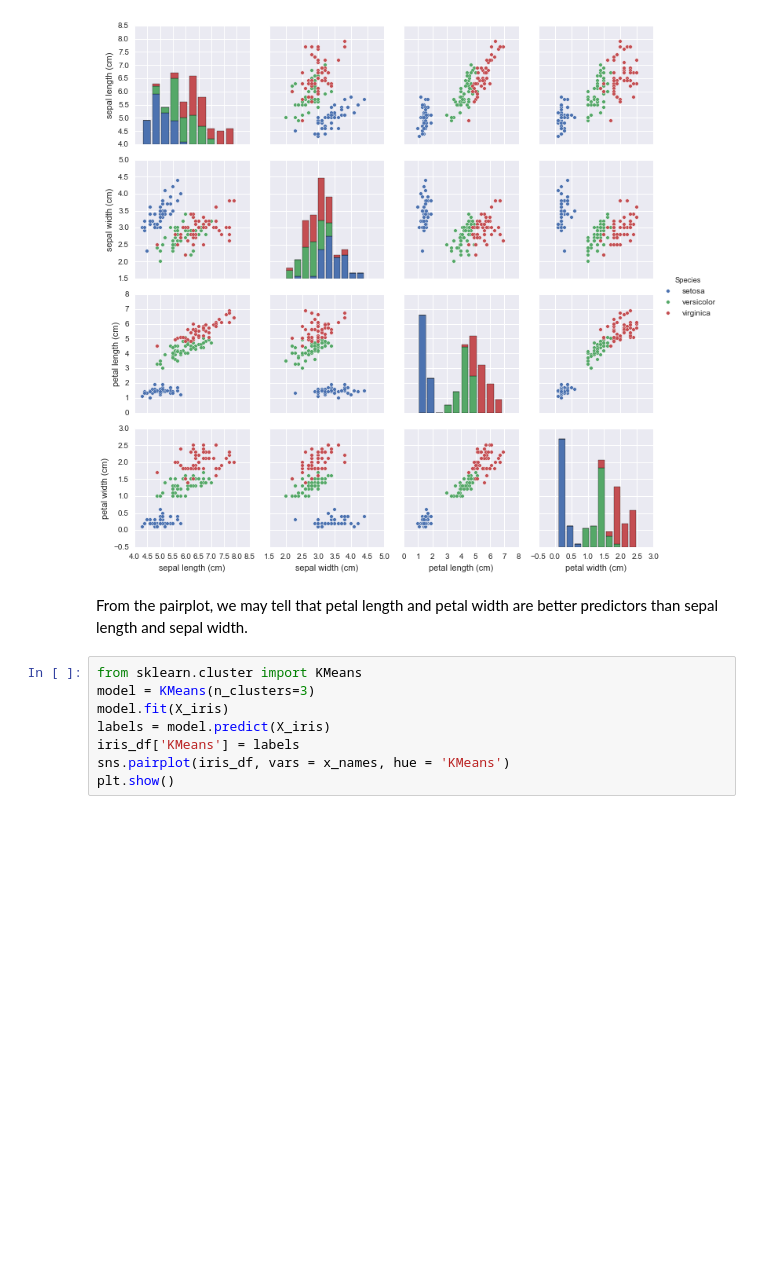
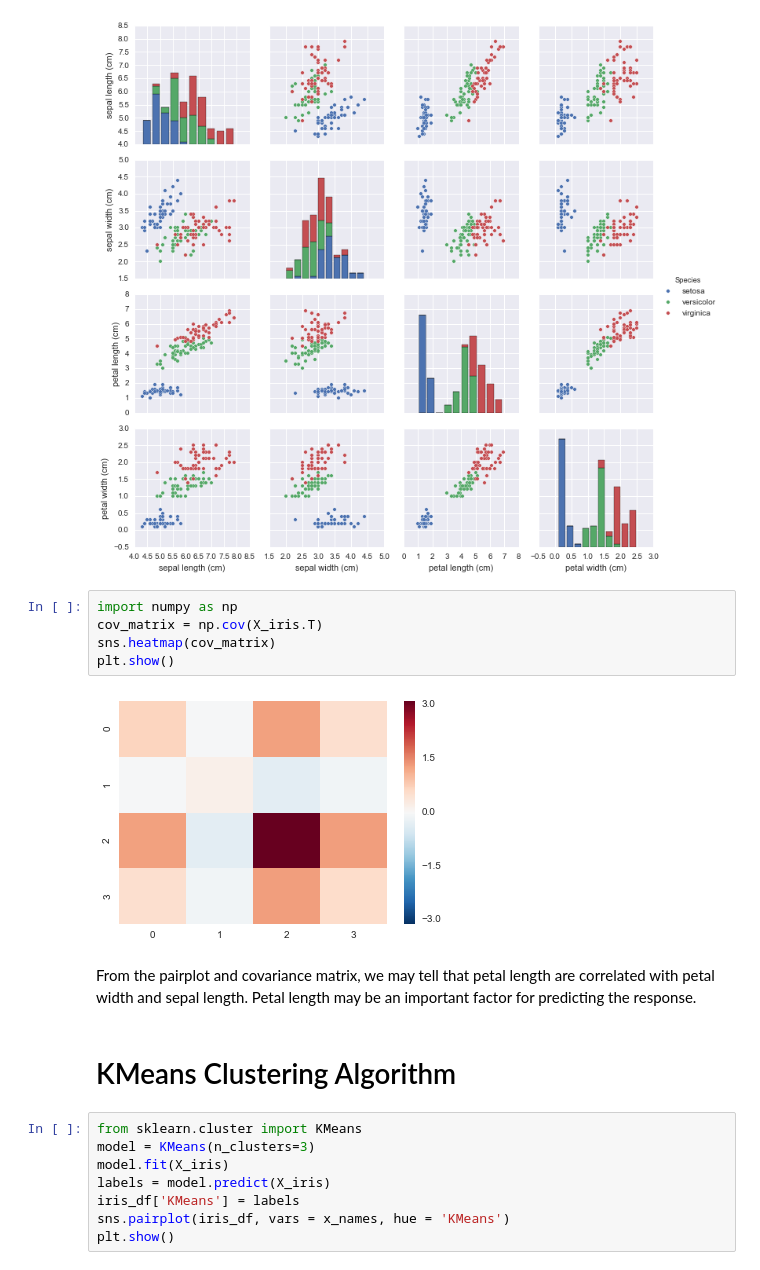
Before and after one commit to edging1218/Sklearn, a Jupyter notebook: Unsupervised_learning/KMeans_Iris.ipynb, the cells around one changed output. Cells and saved outputs as stored; diff of their text form; blank space fills up the shorter version.

```diff
--- a/Unsupervised_learning/KMeans_Iris.ipynb
+++ b/Unsupervised_learning/KMeans_Iris.ipynb
@@ -27,8 +29,17 @@ sns.pairplot(iris_df, vars = x_names, hue = 'Species')
 plt.show()
 # %% [output]
 [figure]
+# %%
+import numpy as np
+cov_matrix = np.cov(X_iris.T)
+sns.heatmap(cov_matrix)
+plt.show()
+# %% [output]
+[figure, added]
 # %% [markdown]
-From the pairplot, we may tell that petal length and petal width are better predictors than sepal length and sepal width.
+From the pairplot and covariance matrix, we may tell that petal length are correlated with petal width and sepal length. Petal length may be an important factor for predicting the response.
+# %% [markdown]
+# KMeans Clustering Algorithm
 # %%
 from sklearn.cluster import KMeans
 model = KMeans(n_clusters=3)
```
Also changed, not shown: parts of 12 cells of this notebook.
